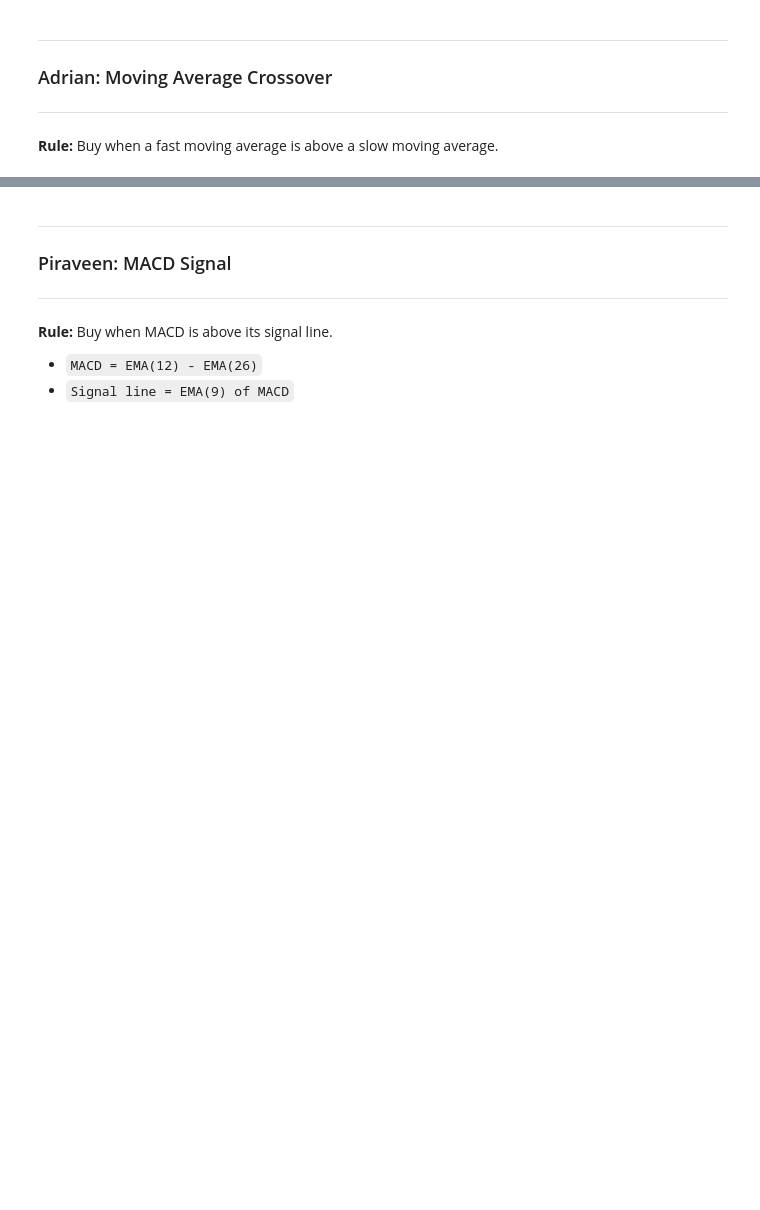
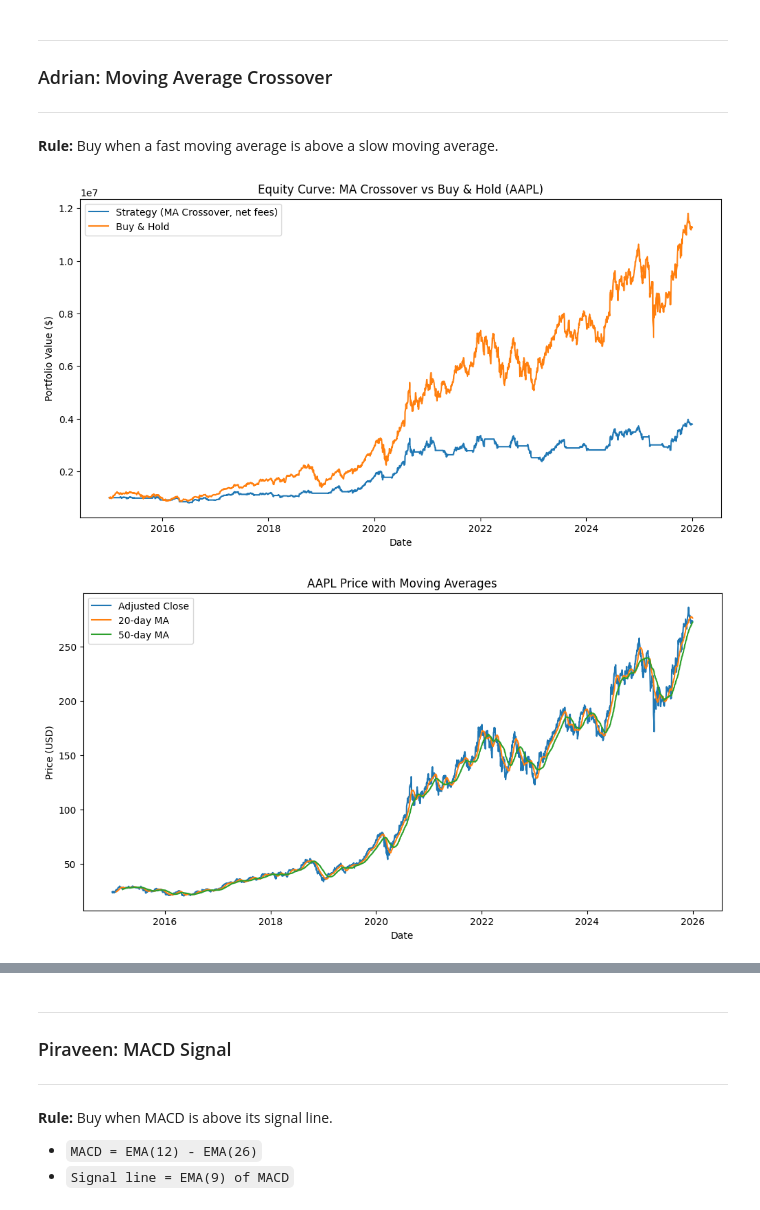
Before and after one commit to sivapira/Momentum_Trading_Project_FM, a Jupyter notebook: Final_FMA_File.ipynb, the cells around one changed output, grey strips where cells are left out. Saved outputs shown, nothing was run; the diff lists cells and outputs as text; code cells hidden in the pictures; blank space fills up the shorter version.

```diff
--- a/Final_FMA_File.ipynb
+++ b/Final_FMA_File.ipynb
@@ -286,0 +287,56 @@ The strategy however has several limitations: it assumes momentum persists long
+# %%
+def ma_crossover_strategy(prices: pd.Series, data: pd.DataFrame, params: dict) -> pd.Series:
+    fast_n = params.get("fast_n", 20)
+    slow_n = params.get("slow_n", 50)
+
+    ma_fast = prices.rolling(fast_n).mean()
+    ma_slow = prices.rolling(slow_n).mean()
+
+    # Signal/position BEFORE shifting: 1 = long, 0 = cash
+    signal = (ma_fast > ma_slow).astype(float)
+
+    return signal
+
+# run backtestresult
+result = run_backtest(
+    ticker="AAPL",
+    start="2015-01-01",
+    end="2025-12-31",                 # matches brief: start 2015 to end of 2025
+    strategy_fn=ma_crossover_strategy,
+    strategy_params={"fast_n": 20, "slow_n": 50},
+    initial_capital=1_000_000.0,      # matches brief
+    fee_rate_per_trade=0.0005,        # 0.05% transaction cost
+    shift_signals_by=1,               # trade next day close
+    auto_adjust=True
+)
+
+result.results
+
+# Equity curve (strategy vs buy & hold)
+plt.figure(figsize=(12, 6))
+plt.plot(result.equity_strategy.index, result.equity_strategy.values, label="Strategy (MA Crossover, net fees)")
+plt.plot(result.equity_buyhold.index, result.equity_buyhold.values, label="Buy & Hold")
+plt.title("Equity Curve: MA Crossover vs Buy & Hold (AAPL)")
+plt.xlabel("Date")
+plt.ylabel("Portfolio Value ($)")
+plt.legend()
+plt.show()
+
+# Price + moving averages (to show the indicator)
+fast_n = 20
+slow_n = 50
+ma_fast = result.prices.rolling(fast_n).mean()
+ma_slow = result.prices.rolling(slow_n).mean()
+
+plt.figure(figsize=(12, 6))
+plt.plot(result.prices.index, result.prices.values, label="Adjusted Close")
+plt.plot(ma_fast.index, ma_fast.values, label=f"{fast_n}-day MA")
+plt.plot(ma_slow.index, ma_slow.values, label=f"{slow_n}-day MA")
+plt.title("AAPL Price with Moving Averages")
+plt.xlabel("Date")
+plt.ylabel("Price (USD)")
+plt.legend()
+plt.show()
+# %% [output]
+[figure, added]
+[figure, added]
```
Also changed, not shown: parts of 5 cells of this notebook.
